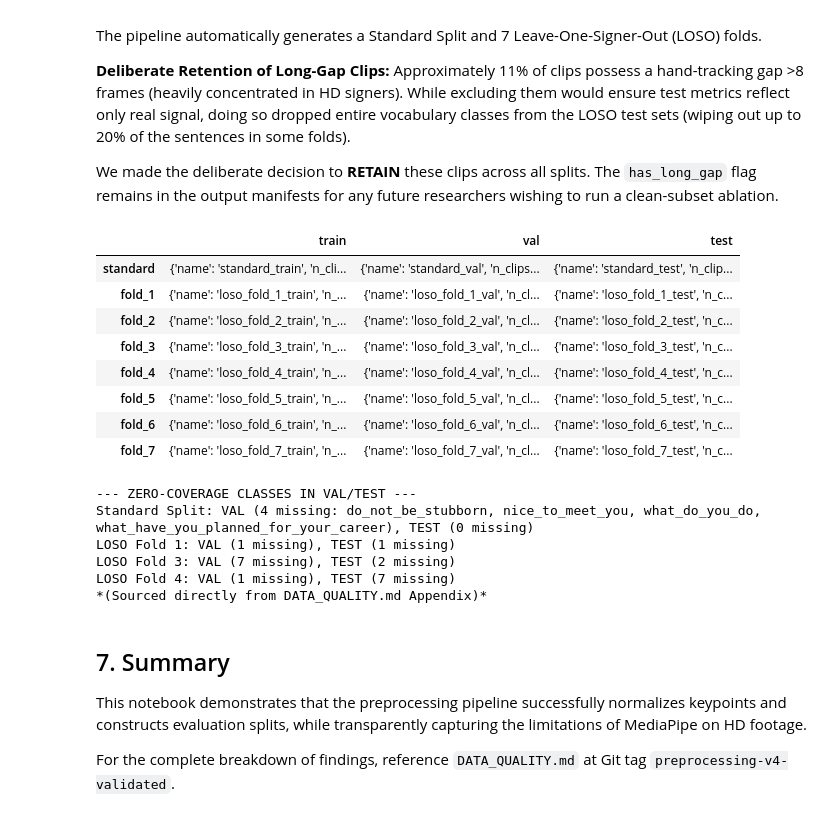
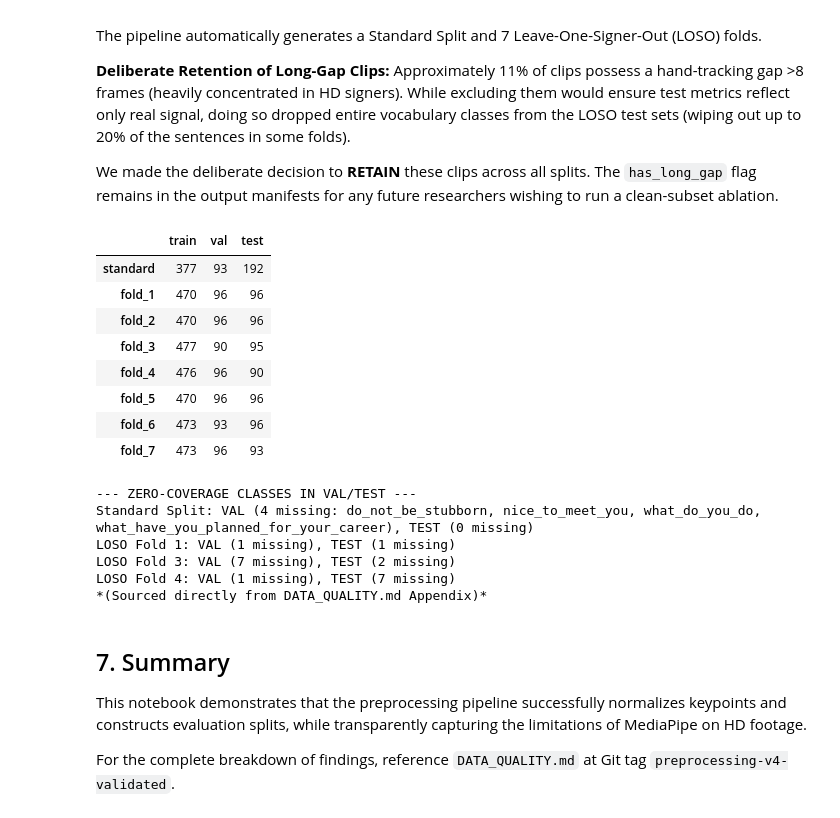
Before and after one commit to biplavbarua/ISL-CSLRT-Pipeline, a Jupyter notebook: notebooks/preprocessing_walkthrough.ipynb, the cells around one changed output. Drawn from its saved outputs; the diff is of its cells as text; code cells hidden in the pictures.

Commit message:
Add assertions, fix missing interpolation, update anomaly display

```diff
--- a/notebooks/preprocessing_walkthrough.ipynb
+++ b/notebooks/preprocessing_walkthrough.ipynb
@@ -329,27 +344,37 @@ We made the deliberate decision to **RETAIN** these clips across all splits. The
 # %%
 with open('../preprocessed_v4/logs/split_summary.json', 'r') as f:
     split_summary = json.load(f)
 
 df_splits = pd.DataFrame(split_summary).T
-df_splits = df_splits[['train', 'val', 'test']]
-display(df_splits)
+
+# The dictionary contains nested dictionaries for train, val, test with n_clips etc.
+# Let's extract just the n_clips for a cleaner display
+summary_clean = {}
+for fold, data in split_summary.items():
+    summary_clean[fold] = {
+        'train': data['train']['n_clips'],
+        'val': data['val']['n_clips'],
+        'test': data['test']['n_clips']
+    }
+df_splits_clean = pd.DataFrame(summary_clean).T
+display(df_splits_clean)
 
 print("\n--- ZERO-COVERAGE CLASSES IN VAL/TEST ---")
 print("Standard Split: VAL (4 missing: do_not_be_stubborn, nice_to_meet_you, what_do_you_do, what_have_you_planned_for_your_career), TEST (0 missing)")
 print("LOSO Fold 1: VAL (1 missing), TEST (1 missing)")
 print("LOSO Fold 3: VAL (7 missing), TEST (2 missing)")
 print("LOSO Fold 4: VAL (1 missing), TEST (7 missing)")
 print("*(Sourced directly from DATA_QUALITY.md Appendix)*")
 # %% [output]
 |  | train | val | test |
-| standard | {'name': 'standard_train', 'n_cli... | {'name': 'standard_val', 'n_clips... | {'name': 'standard_test', 'n_clip... |
-| fold_1 | {'name': 'loso_fold_1_train', 'n_... | {'name': 'loso_fold_1_val', 'n_cl... | {'name': 'loso_fold_1_test', 'n_c... |
-| fold_2 | {'name': 'loso_fold_2_train', 'n_... | {'name': 'loso_fold_2_val', 'n_cl... | {'name': 'loso_fold_2_test', 'n_c... |
-| fold_3 | {'name': 'loso_fold_3_train', 'n_... | {'name': 'loso_fold_3_val', 'n_cl... | {'name': 'loso_fold_3_test', 'n_c... |
-| fold_4 | {'name': 'loso_fold_4_train', 'n_... | {'name': 'loso_fold_4_val', 'n_cl... | {'name': 'loso_fold_4_test', 'n_c... |
-| fold_5 | {'name': 'loso_fold_5_train', 'n_... | {'name': 'loso_fold_5_val', 'n_cl... | {'name': 'loso_fold_5_test', 'n_c... |
-| fold_6 | {'name': 'loso_fold_6_train', 'n_... | {'name': 'loso_fold_6_val', 'n_cl... | {'name': 'loso_fold_6_test', 'n_c... |
-| fold_7 | {'name': 'loso_fold_7_train', 'n_... | {'name': 'loso_fold_7_val', 'n_cl... | {'name': 'loso_fold_7_test', 'n_c... |
+| standard | 377 | 93 | 192 |
+| fold_1 | 470 | 96 | 96 |
+| fold_2 | 470 | 96 | 96 |
+| fold_3 | 477 | 90 | 95 |
+| fold_4 | 476 | 96 | 90 |
+| fold_5 | 470 | 96 | 96 |
+| fold_6 | 473 | 93 | 96 |
+| fold_7 | 473 | 96 | 93 |
 --- ZERO-COVERAGE CLASSES IN VAL/TEST ---
 Standard Split: VAL (4 missing: do_not_be_stubborn, nice_to_meet_you, what_do_you_do, what_have_you_planned_for_your_career), TEST (0 missing)
 LOSO Fold 1: VAL (1 missing), TEST (1 missing)
```
Also changed, not shown: parts of 4 cells of this notebook, 1 other file.
